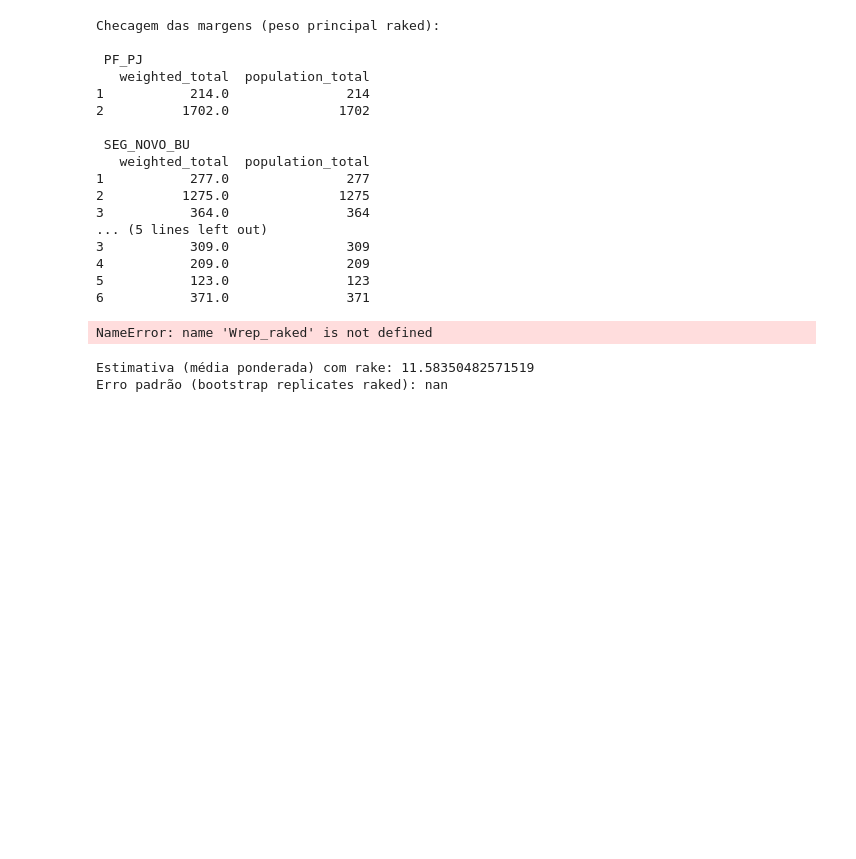
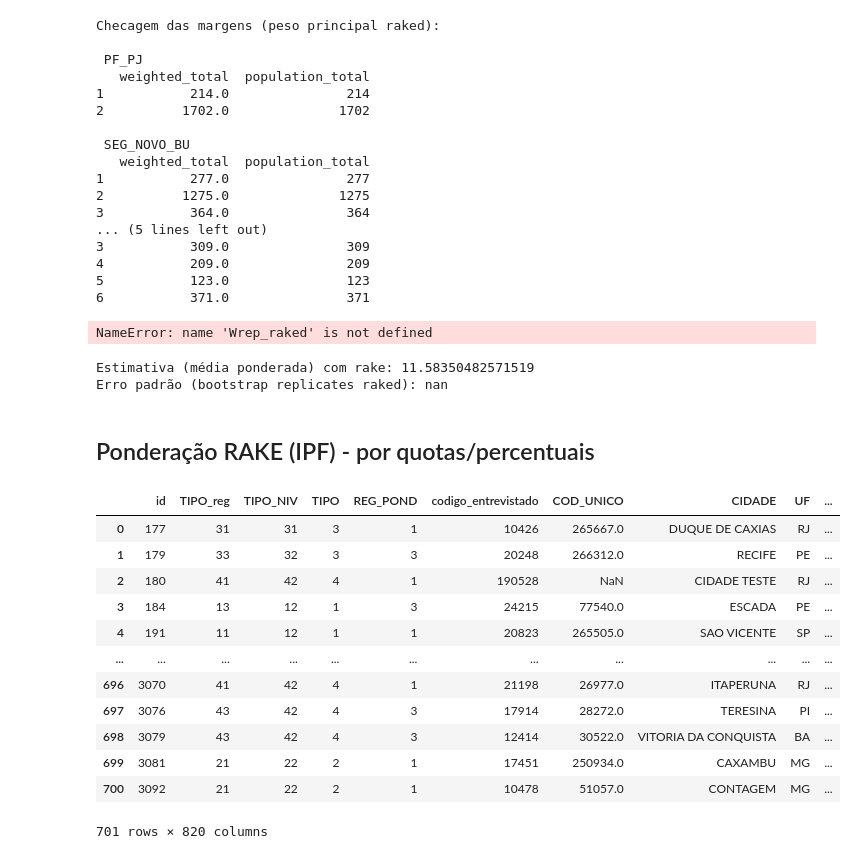
Before and after one commit to RaynerSantos/Processamento-Estatistico, a Jupyter notebook: App_beta/Pond_RAKE.ipynb, the cells around one changed output. Saved outputs shown, nothing was run; the diff lists cells and outputs as text; code cells hidden in the pictures; blank space fills up the shorter version.

```diff
--- a/App_beta/Pond_RAKE.ipynb
+++ b/App_beta/Pond_RAKE.ipynb
@@ -356,3 +356,5 @@ print("Erro padrão (bootstrap replicates raked):", se_boot)
 # %% [output]
 Estimativa (média ponderada) com rake: 11.58350482571519
 Erro padrão (bootstrap replicates raked): nan
+# %% [markdown]
+## <font color="greenblue"> Ponderação RAKE (IPF) - por quotas/percentuais </font>
@@ -358,0 +578,19 @@ Erro padrão (bootstrap replicates raked): nan
+# %%
+# Importar o dataframe
+file_path = r"C:\Users\rayner.santos\Downloads\Consistencia e Processamento\FTD\BD_FTD_Satisfacao 2025_checar Pesos.xlsx"
+data = pd.read_excel(io=file_path, sheet_name="BD_CODIGOS_FTD")
+data
+# %% [output]
+|  | id | TIPO_reg | TIPO_NIV | TIPO | REG_POND | codigo_entrevistado | COD_UNICO | CIDADE | UF | ... |
+| 0 | 177 | 31 | 31 | 3 | 1 | 10426 | 265667.0 | DUQUE DE CAXIAS | RJ | ... |
+| 1 | 179 | 33 | 32 | 3 | 3 | 20248 | 266312.0 | RECIFE | PE | ... |
+| 2 | 180 | 41 | 42 | 4 | 1 | 190528 | NaN | CIDADE TESTE | RJ | ... |
+| 3 | 184 | 13 | 12 | 1 | 3 | 24215 | 77540.0 | ESCADA | PE | ... |
+| 4 | 191 | 11 | 12 | 1 | 1 | 20823 | 265505.0 | SAO VICENTE | SP | ... |
+| ... | ... | ... | ... | ... | ... | ... | ... | ... | ... | ... |
+| 696 | 3070 | 41 | 42 | 4 | 1 | 21198 | 26977.0 | ITAPERUNA | RJ | ... |
+| 697 | 3076 | 43 | 42 | 4 | 3 | 17914 | 28272.0 | TERESINA | PI | ... |
+| 698 | 3079 | 43 | 42 | 4 | 3 | 12414 | 30522.0 | VITORIA DA CONQUISTA | BA | ... |
+| 699 | 3081 | 21 | 22 | 2 | 1 | 17451 | 250934.0 | CAXAMBU | MG | ... |
+| 700 | 3092 | 21 | 22 | 2 | 1 | 10478 | 51057.0 | CONTAGEM | MG | ... |
+701 rows × 820 columns
```
Also changed, not shown: parts of 7 cells of this notebook, 6 other files.
